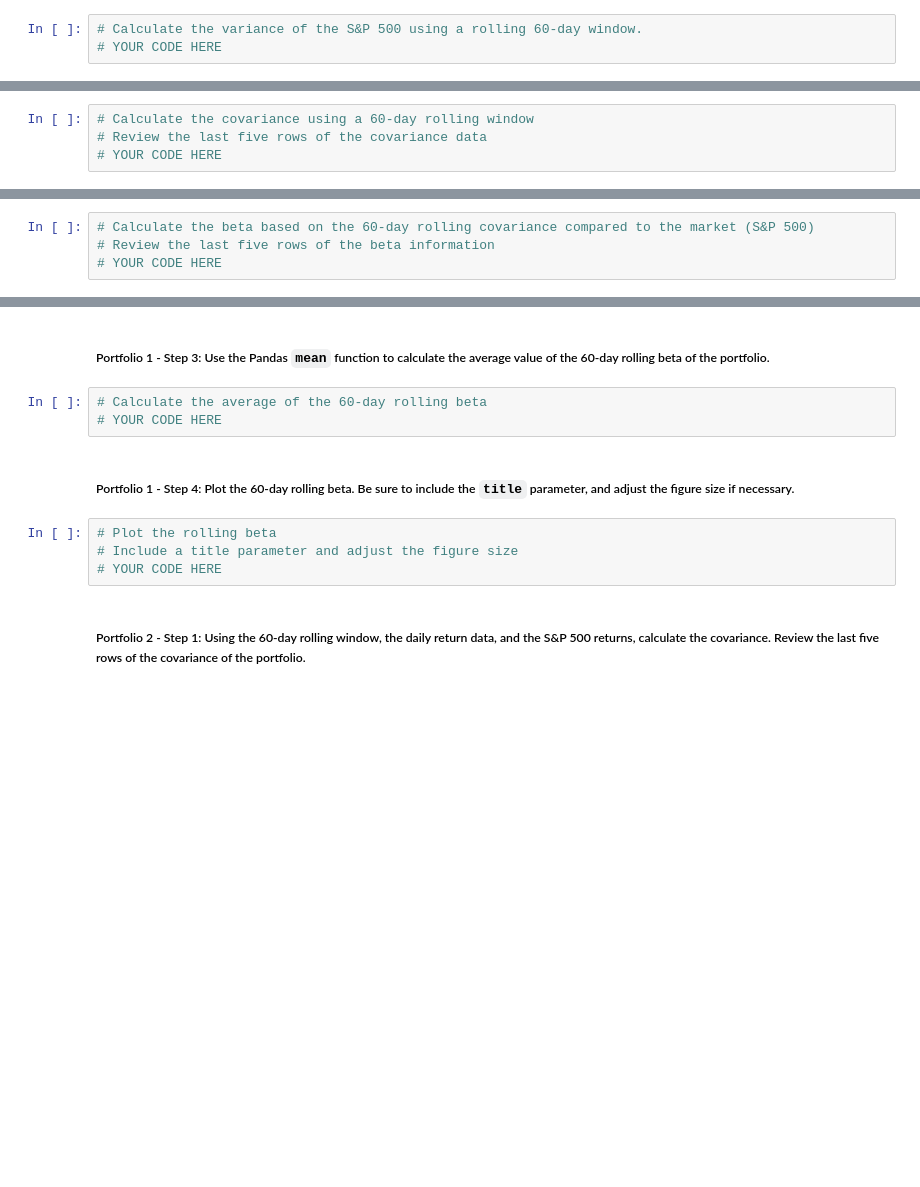
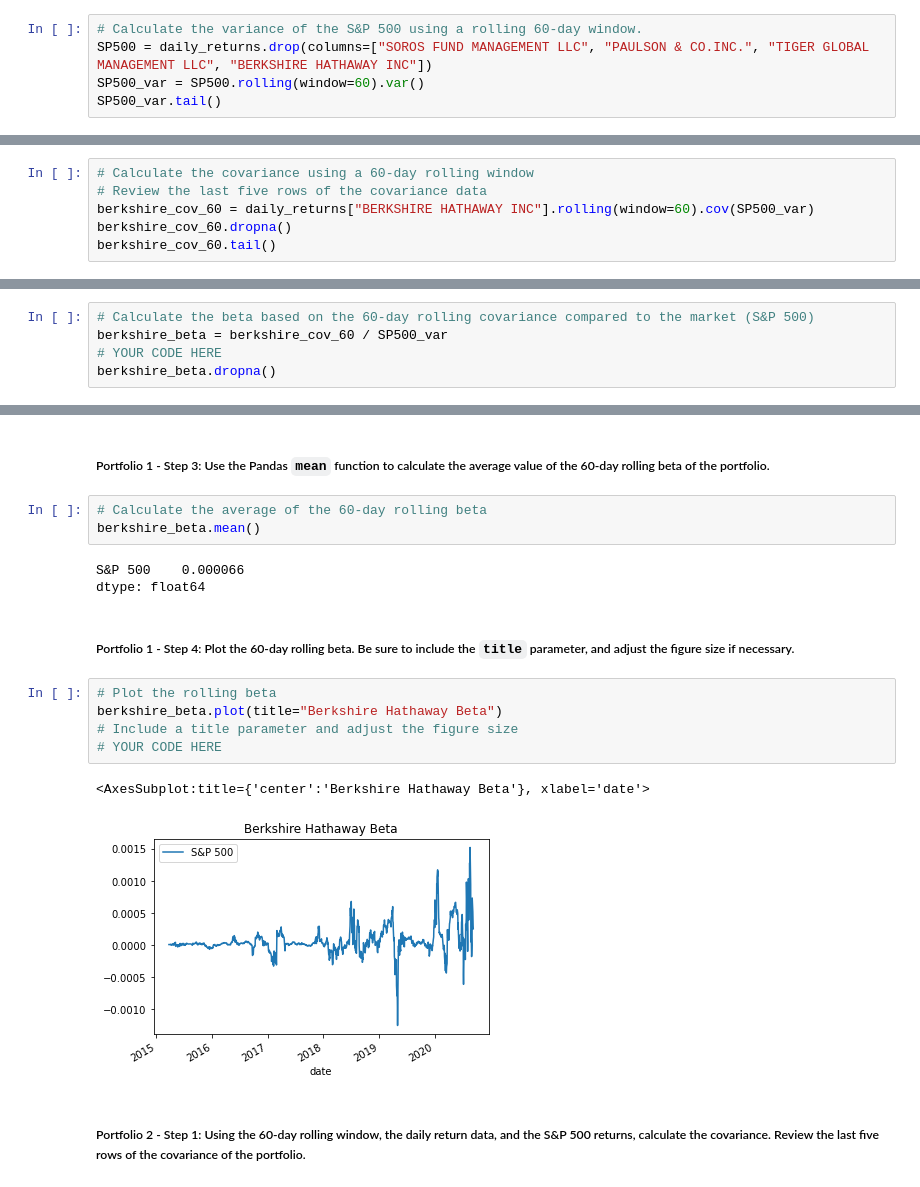
Before and after one commit to angie0920/challenge4, a Jupyter notebook: Starter_Code/risk_return_analysis.ipynb, the cells around one changed output, grey strips where cells are left out. Saved outputs shown, nothing was run; the diff lists cells and outputs as text; blank space fills up the shorter version.

```diff
--- a/Starter_Code/risk_return_analysis.ipynb
+++ b/Starter_Code/risk_return_analysis.ipynb
@@ -385,4 +385,6 @@ Your analysis is nearing completion. Now, you need to evaluate how the portfolio
 #### Use the Pandas `var` function to calculate the variance of the S&P 500 by using a 60-day rolling window. Visualize the last five rows of the variance of the S&P 500.
 # %%
 # Calculate the variance of the S&P 500 using a rolling 60-day window.
-# YOUR CODE HERE
+SP500 = daily_returns.drop(columns=["SOROS FUND MANAGEMENT LLC", "PAULSON & CO.INC.", "TIGER GLOBAL MANAGEMENT LLC", "BERKSHIRE HATHAWAY INC"])
+SP500_var = SP500.rolling(window=60).var()
+SP500_var.tail()
@@ -401,4 +411,6 @@ Your analysis is nearing completion. Now, you need to evaluate how the portfolio
 # %%
 # Calculate the covariance using a 60-day rolling window
 # Review the last five rows of the covariance data
-# YOUR CODE HERE
+berkshire_cov_60 = daily_returns["BERKSHIRE HATHAWAY INC"].rolling(window=60).cov(SP500_var)
+berkshire_cov_60.dropna()
+berkshire_cov_60.tail()
@@ -406,5 +426,6 @@ Your analysis is nearing completion. Now, you need to evaluate how the portfolio
 ##### Portfolio 1 - Step 2: Calculate the beta of the portfolio. To do that, divide the covariance of the portfolio by the variance of the S&P 500.
 # %%
 # Calculate the beta based on the 60-day rolling covariance compared to the market (S&P 500)
-# Review the last five rows of the beta information
+berkshire_beta = berkshire_cov_60 / SP500_var
 # YOUR CODE HERE
+berkshire_beta.dropna()
@@ -412,13 +448,20 @@ Your analysis is nearing completion. Now, you need to evaluate how the portfolio
 ##### Portfolio 1 - Step 3: Use the Pandas `mean` function to calculate the average value of the 60-day rolling beta of the portfolio.
 # %%
 # Calculate the average of the 60-day rolling beta
-# YOUR CODE HERE
+berkshire_beta.mean()
+# %% [output]
+S&P 500    0.000066
+dtype: float64
 # %% [markdown]
 ##### Portfolio 1 - Step 4: Plot the 60-day rolling beta. Be sure to include the `title` parameter, and adjust the figure size if necessary.
 # %%
 # Plot the rolling beta
+berkshire_beta.plot(title="Berkshire Hathaway Beta")
 # Include a title parameter and adjust the figure size
 # YOUR CODE HERE
+# %% [output]
+<AxesSubplot:title={'center':'Berkshire Hathaway Beta'}, xlabel='date'>
+[figure, added]
 # %% [markdown]
 ##### Portfolio 2 - Step 1: Using the 60-day rolling window, the daily return data, and the S&P 500 returns, calculate the covariance. Review the last five rows of the covariance of the portfolio.
 # %%
```
Also changed, not shown: parts of 10 cells of this notebook, 1 other file.
